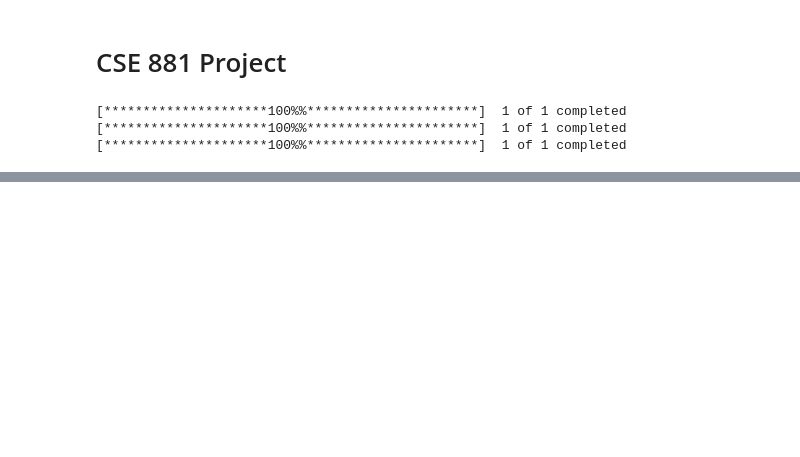
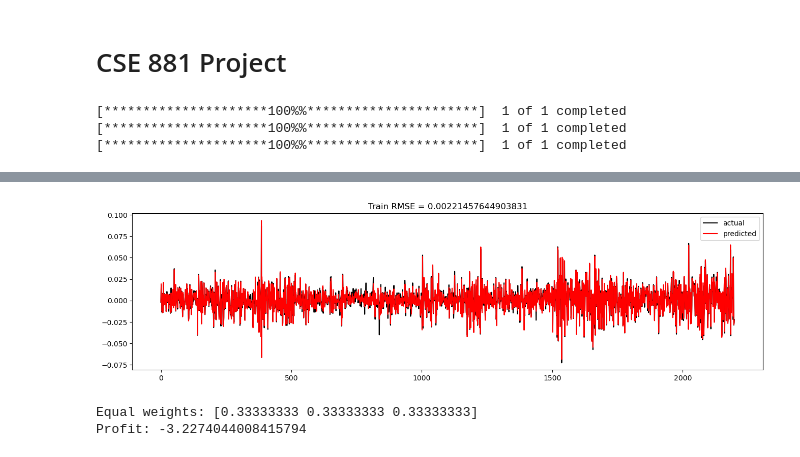
Before and after one commit to milosabogal/CSE-881-Project, a Jupyter notebook: CSE 881 Project.ipynb, the cells around one changed output, grey strips where cells are left out. Drawn from its saved outputs; the diff is of its cells as text; code cells hidden in the pictures; blank space fills up the shorter version.

```diff
--- a/CSE 881 Project.ipynb
+++ b/CSE 881 Project.ipynb
@@ -83,7 +107,7 @@ for ticker_df in yfinance_data_dict.values():
 # %%
 # Volatility
-volatility_period  = 5
+VOLATILITY_PERIOD  = 10
 for ticker_df in yfinance_data_dict.values():
-    ticker_df['Volatility'] = ticker_df['Returns'].rolling(window=volatility_period).std()
+    ticker_df["Volatility"] = ticker_df["Returns"].rolling(window=VOLATILITY_PERIOD).std()
 # %%
 # RoC
@@ -116 +258,15 @@ yfinance_data_dict["AAPL"].head(10)
+# %%
+model.eval()
+with torch.no_grad():
+    y_pred = model(X_train)
+    y_pred_orig = train_scaler.inverse_transform(np.repeat(y_pred, X_train.shape[2], axis=-1))[:,-1]
+    y_train_orig = train_scaler.inverse_transform(np.repeat(y_train, X_train.shape[2], axis=-1))[:,-1]
+    rmse = np.sqrt(mean_squared_error(y_train_orig, y_pred_orig))
+    plt.figure(figsize=(16,4))
+    plt.plot(y_train_orig, color='black', label = "actual")
+    plt.plot(y_pred_orig, color='red', label = "predicted")
+    plt.legend()
+    plt.title('Train RMSE = ' + str(rmse))
+# %% [output]
+[figure, added]
 # %%
@@ -119,0 +318,14 @@ def markowitz_mean_variance(returns, covariance_matrix):
+# %%
+# Example data
+investment_amount = 1000 # Input from front-end
+risk_tolerance = 1 # Input from front-end
+returns = np.array([ticker_df["Returns"][-1] for ticker_df in yfinance_data_dict.values()]) # Returns seen in testing data
+
+# Profit for equally distributed weights
+equal_weights = np.array([1/3]*3)
+print("Equal weights:", equal_weights)
+print("Profit:", realized_profit(investment_amount, equal_weights, returns))
+print()
+# %% [output]
+Equal weights: [0.33333333 0.33333333 0.33333333]
+Profit: -3.2274044008415794
```
Also changed, not shown: parts of 25 cells of this notebook.
